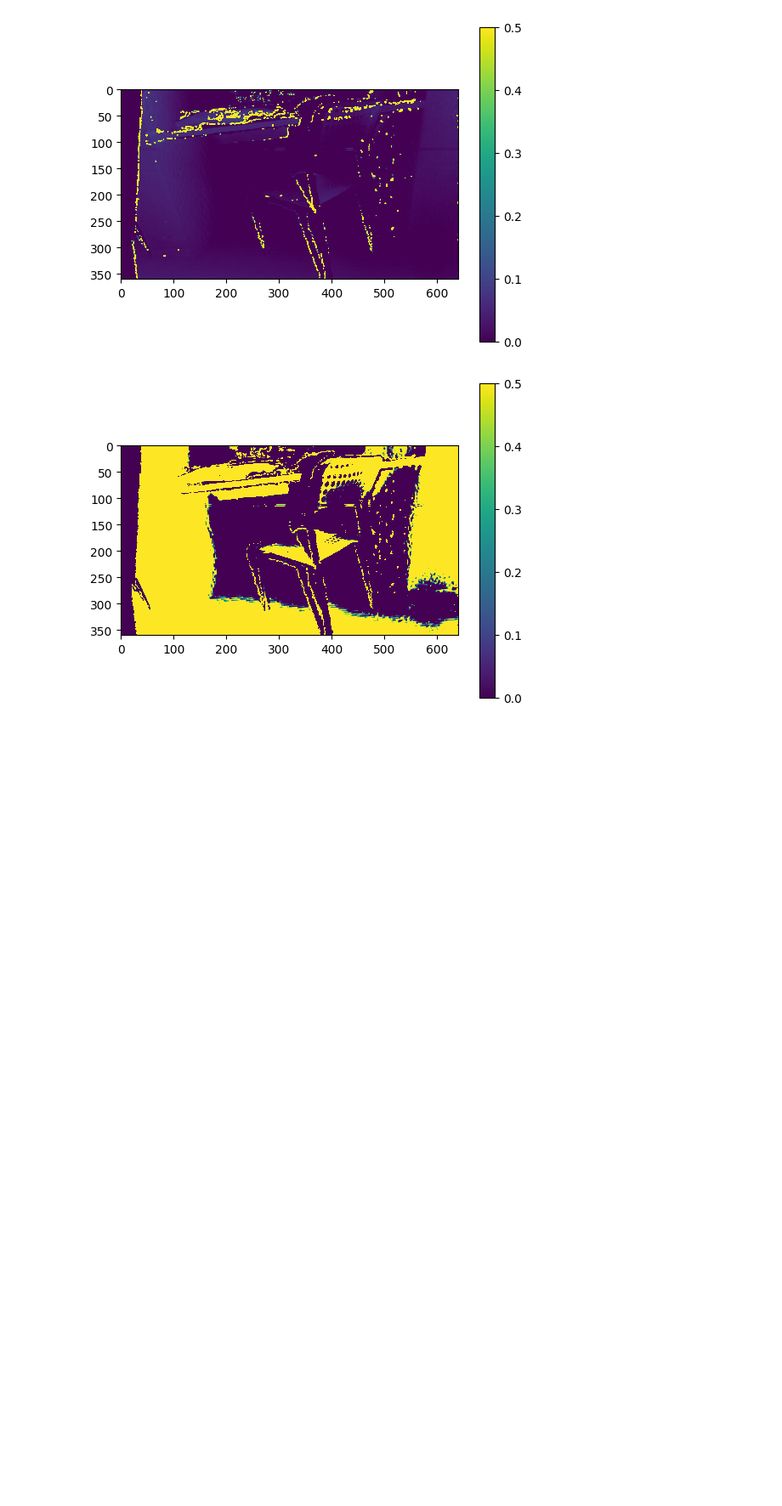
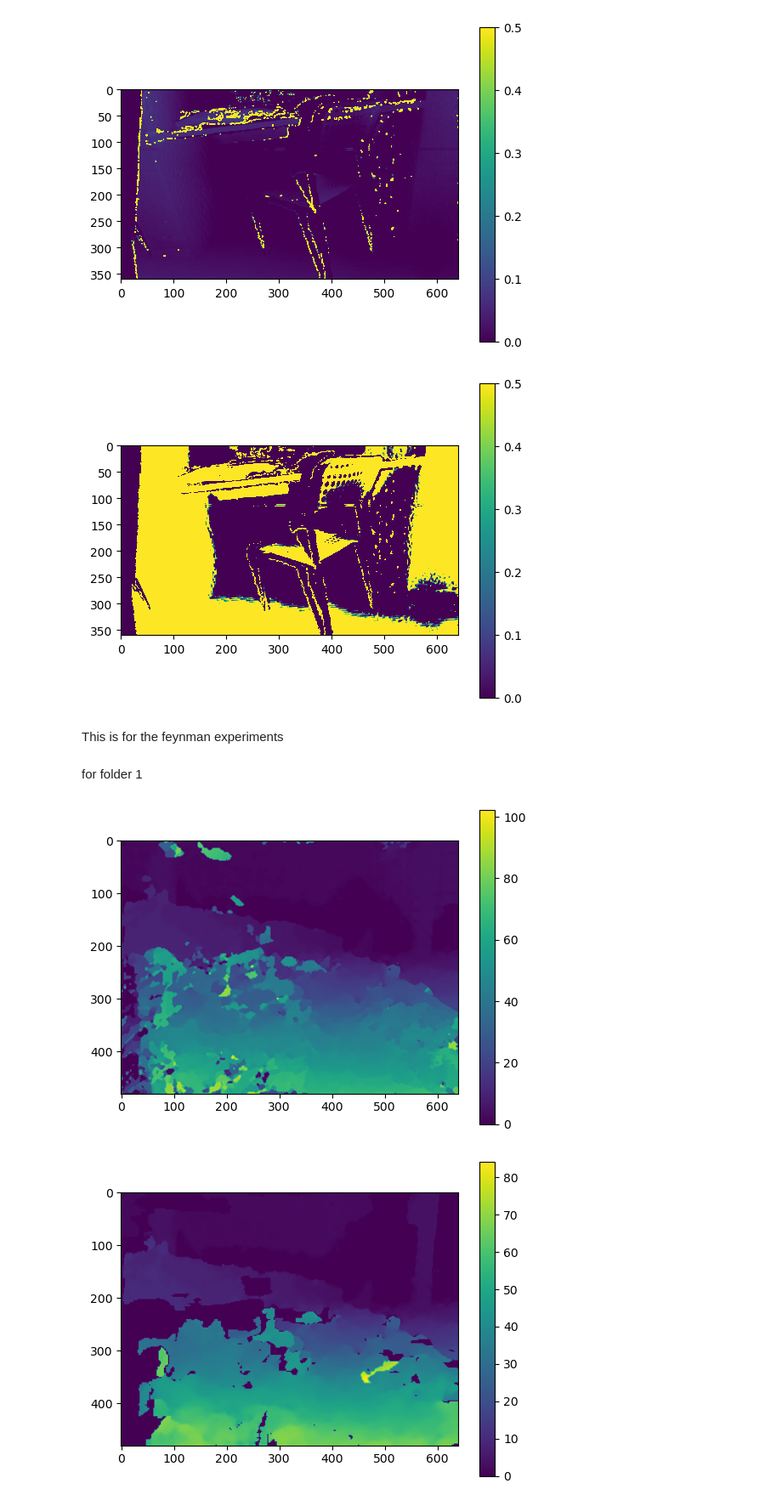
Before and after one commit to WEIIEW97/disp-refine-by-OT, a Jupyter notebook: research.ipynb, the cells around one changed output. Shown at 85% size. Cells and saved outputs as stored; diff of their text form; code cells hidden in the pictures; blank space fills up the shorter version.

Commit message:
add experiments.

```diff
--- a/research.ipynb
+++ b/research.ipynb
@@ -493,3 +496,35 @@ figure_show(o_trans_agg-scaled_agg, 0, 0, 0.5)
 figure_show(trans_agg_restore-scaled_agg, 0, 0, 0.5)
 # %% [output]
 [figure]
+# %% [markdown]
+This is for the feynman experiments
+# %%
+import os
+import numpy as np
+
+RAW_DISP = "disp.bin"
+POST_DISP = "disp_postprocess.bin"
+SAM_V2_VITL = "dam_v2_vitl_out.npy"
+SAM_V2_VITB = "dam_v2_vitb_out.npy"
+SAM_V2_VITS = "dam_v2_vits_out.npy"
+# %%
+def load_bin(path, h, w):
+    return np.fromfile(path, dtype=np.uint16, count=h*w).reshape((h, w))
+# %% [markdown]
+for folder 1
+# %%
+top_dir = "/home/william/extdisk/data/disp-refine/feynman/1/"
+raw_disp = load_bin(os.path.join(top_dir, RAW_DISP), 480, 640) / 64
+post_disp = load_bin(os.path.join(top_dir, POST_DISP), 480, 640) / 64
+vitl_disp = np.load(os.path.join(top_dir, SAM_V2_VITL))
+vitb_disp = np.load(os.path.join(top_dir, SAM_V2_VITB))
+vits_disp = np.load(os.path.join(top_dir, SAM_V2_VITS))
+# %%
+figure_show(raw_disp)
+figure_show(post_disp)
+figure_show(vitl_disp)
+figure_show(vitb_disp)
+figure_show(vits_disp)
+# %% [output]
+[figure, added]
+[figure, added]
```
Also changed, not shown: parts of 15 cells of this notebook, 6 other files.
